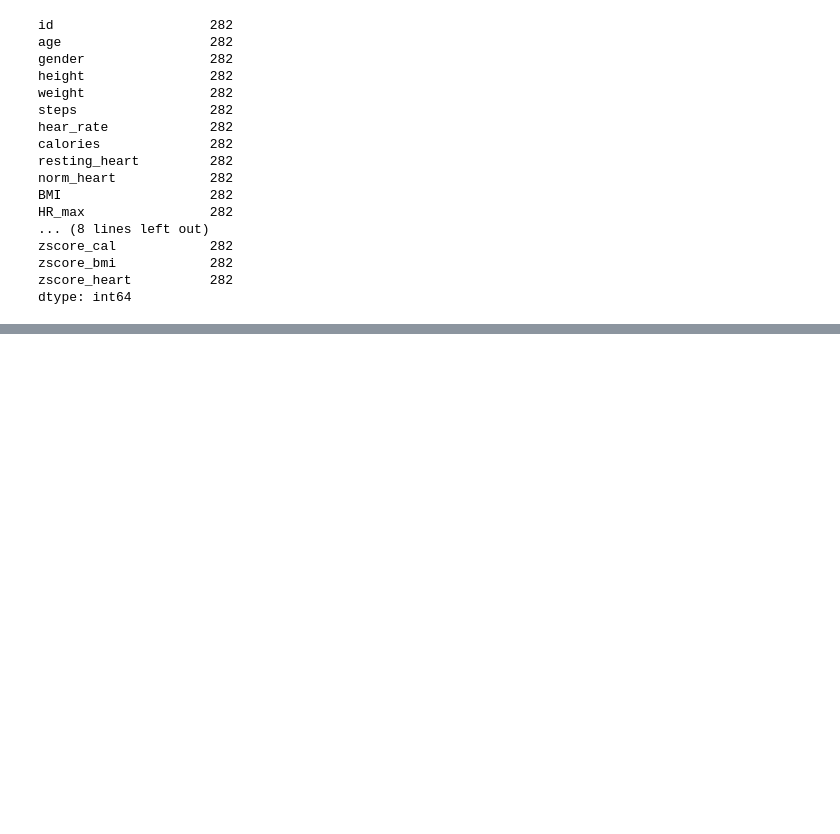
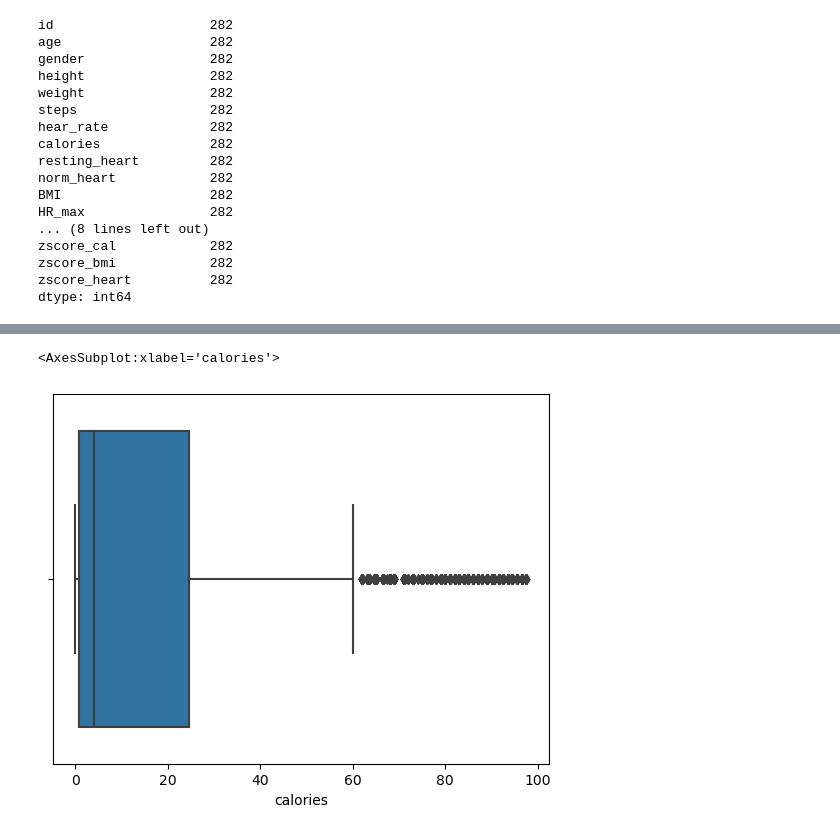
Before and after one commit to FayizUmar/Fatigue-Detection-Model, a Jupyter notebook: Fatigue_model.ipynb, the cells around one changed output, grey strips where cells are left out. Saved outputs shown, nothing was run; the diff lists cells and outputs as text; code cells hidden in the pictures; blank space fills up the shorter version.

```diff
--- a/Fatigue_model.ipynb
+++ b/Fatigue_model.ipynb
@@ -951,0 +975,6 @@ final.to_excel('finalone.xlsx', index=False)
+# %%
+#checking calories outlier before removal
+sb.boxplot(x=final['calories'])
+# %% [output]
+<AxesSubplot:xlabel='calories'>
+[figure, added]
```
Also changed, not shown: parts of 25 cells of this notebook.
